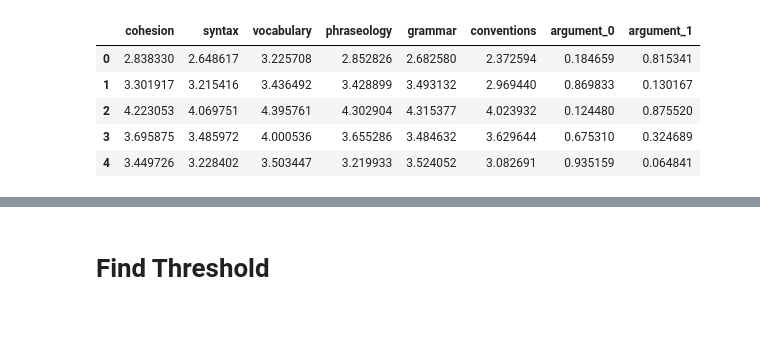
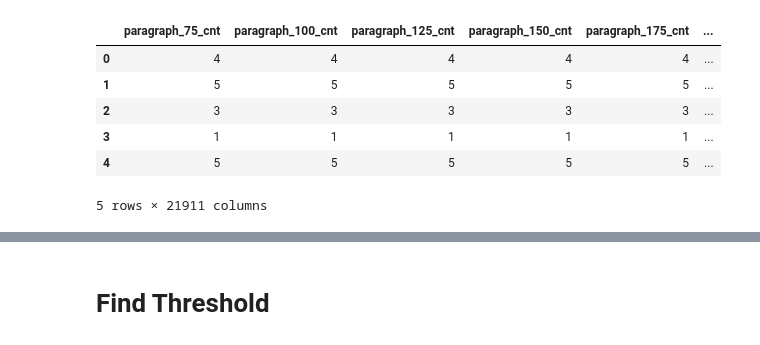
Before and after one commit to Maxma99/aes2, a Jupyter notebook: aes2-modeling-with-fb-scoring.ipynb, the cells around one changed output, grey strips where cells are left out. Cells and saved outputs as stored; diff of their text form; code cells hidden in the pictures.

```diff
--- a/aes2-modeling-with-fb-scoring.ipynb
+++ b/aes2-modeling-with-fb-scoring.ipynb
@@ -11,26 +18,27 @@ gc.collect()
 # %%
 import pickle
 
-with open("/home/mcq/GitHub/aes2/train_data/train_feats.pickle", "rb") as f:
+with open("/home/mcq/GitHub/aes2/train_data/train_feats.pkl", "rb") as f:
     train_feats = pickle.load(f)
-with open("/home/mcq/GitHub/aes2/train_data/X.pickle", "rb") as f:
+with open("/home/mcq/GitHub/aes2/train_data/X.pkl", "rb") as f:
     X = pickle.load(f)
-with open("/home/mcq/GitHub/aes2/train_data/y.pickle", "rb") as f:
+with open("/home/mcq/GitHub/aes2/train_data/y.pkl", "rb") as f:
     y = pickle.load(f)
-with open("/home/mcq/GitHub/aes2/train_data/y_split.pickle", "rb") as f:
+with open("/home/mcq/GitHub/aes2/train_data/y_split.pkl", "rb") as f:
     y_split = pickle.load(f)
 with open(
-    "/home/mcq/GitHub/aes2/train_data/feature_select.pickle", "rb"
+    "/home/mcq/GitHub/aes2/train_data/feature_select.pkl", "rb"
 ) as f:
     feature_select = pickle.load(f)
 
 aes2_added_fb_prize_as_features_preprocessing.feature_select = feature_select
 # %%
-train_feats.iloc[:5, -8:]
+train_feats.iloc[:5, 3:]
 # %% [output]
-|  | cohesion | syntax | vocabulary | phraseology | grammar | conventions | argument_0 | argument_1 |
-| 0 | 2.838330 | 2.648617 | 3.225708 | 2.852826 | 2.682580 | 2.372594 | 0.184659 | 0.815341 |
-| 1 | 3.301917 | 3.215416 | 3.436492 | 3.428899 | 3.493132 | 2.969440 | 0.869833 | 0.130167 |
-| 2 | 4.223053 | 4.069751 | 4.395761 | 4.302904 | 4.315377 | 4.023932 | 0.124480 | 0.875520 |
-| 3 | 3.695875 | 3.485972 | 4.000536 | 3.655286 | 3.484632 | 3.629644 | 0.675310 | 0.324689 |
-| 4 | 3.449726 | 3.228402 | 3.503447 | 3.219933 | 3.524052 | 3.082691 | 0.935159 | 0.064841 |
+|  | paragraph_75_cnt | paragraph_100_cnt | paragraph_125_cnt | paragraph_150_cnt | paragraph_175_cnt | ... |
+| 0 | 4 | 4 | 4 | 4 | 4 | ... |
+| 1 | 5 | 5 | 5 | 5 | 5 | ... |
+| 2 | 3 | 3 | 3 | 3 | 3 | ... |
+| 3 | 1 | 1 | 1 | 1 | 1 | ... |
+| 4 | 5 | 5 | 5 | 5 | 5 | ... |
+5 rows × 21911 columns
```
Also changed, not shown: parts of 9 cells of this notebook, 31 other files.
